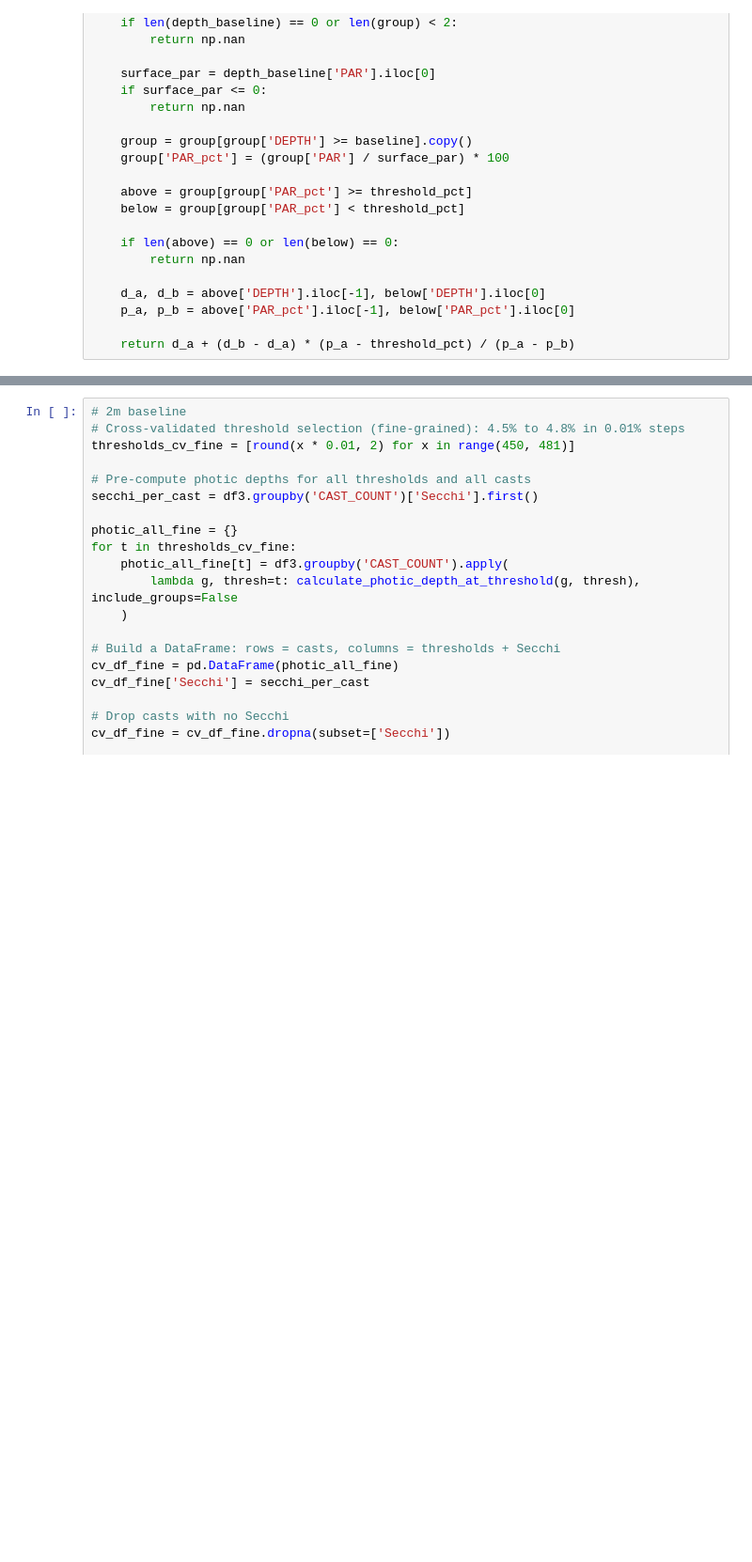
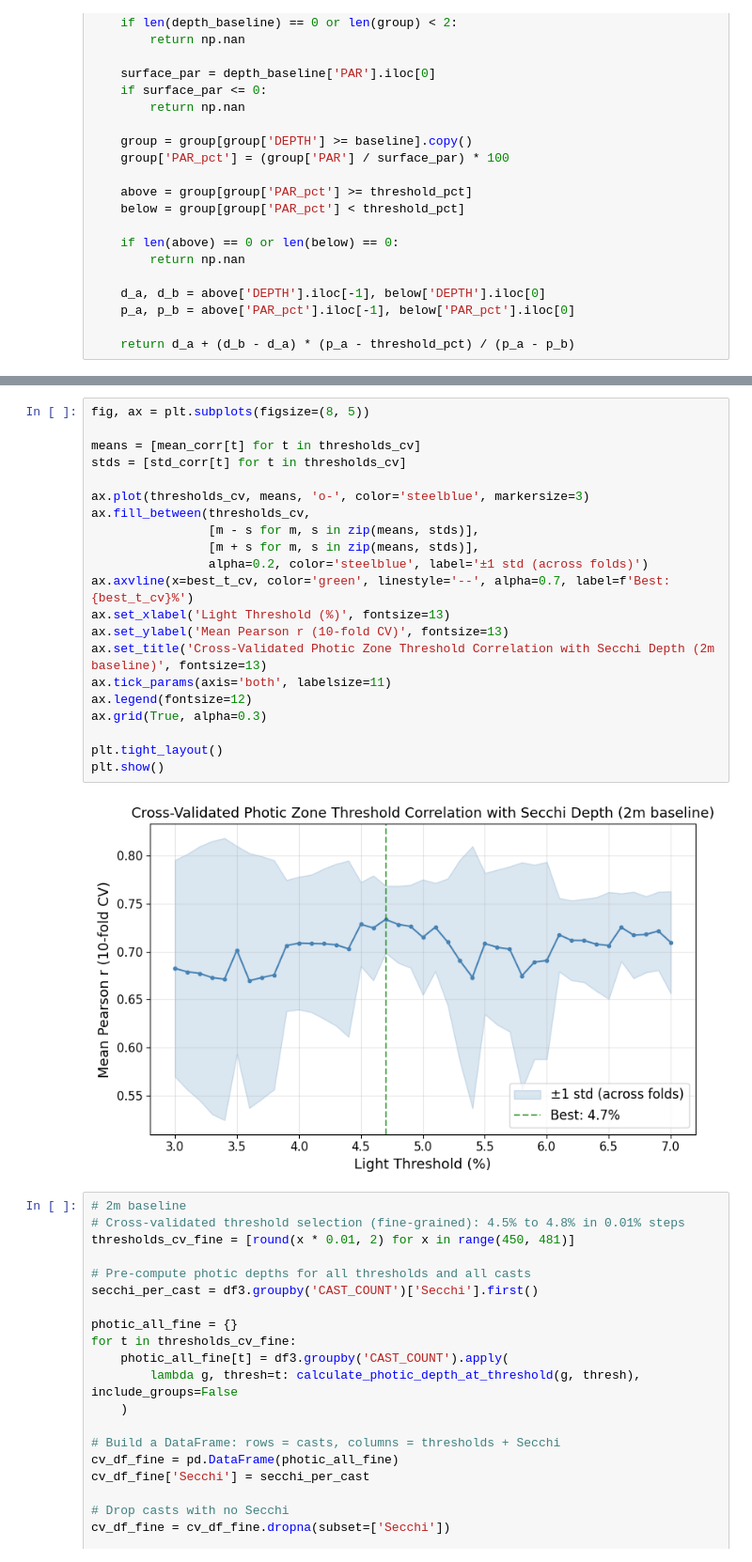
Before and after one commit to LucasC212/Scripps-Light-Attenuation-Capstone-Project, a Jupyter notebook: scripts/PAR_photic_depth_CV.ipynb, the cells around one changed output, grey strips where cells are left out. Shown at 94% size. Cells and saved outputs as stored; diff of their text form; blank space fills up the shorter version.

Commit message:
CV photic plot update, eda on Spring Cruise

```diff
--- a/scripts/PAR_photic_depth_CV.ipynb
+++ b/scripts/PAR_photic_depth_CV.ipynb
@@ -146,3 +113,26 @@ Best threshold: 4.7% (mean r = 0.7337 +/- 0.0351)
+# %%
+fig, ax = plt.subplots(figsize=(8, 5))
+
+means = [mean_corr[t] for t in thresholds_cv]
+stds = [std_corr[t] for t in thresholds_cv]
+
+ax.plot(thresholds_cv, means, 'o-', color='steelblue', markersize=3)
+ax.fill_between(thresholds_cv,
+                [m - s for m, s in zip(means, stds)],
+                [m + s for m, s in zip(means, stds)],
+                alpha=0.2, color='steelblue', label='±1 std (across folds)')
+ax.axvline(x=best_t_cv, color='green', linestyle='--', alpha=0.7, label=f'Best: {best_t_cv}%')
+ax.set_xlabel('Light Threshold (%)', fontsize=13)
+ax.set_ylabel('Mean Pearson r (10-fold CV)', fontsize=13)
+ax.set_title('Cross-Validated Photic Zone Threshold Correlation with Secchi Depth (2m baseline)', fontsize=13)
+ax.tick_params(axis='both', labelsize=11)
+ax.legend(fontsize=12)
+ax.grid(True, alpha=0.3)
+
+plt.tight_layout()
+plt.show()
+# %% [output]
+[figure, added]
 # %%
 # 2m baseline
 # Cross-validated threshold selection (fine-grained): 4.5% to 4.8% in 0.01% steps
```
Also changed, not shown: parts of 1 cell of this notebook, 3 other files.
